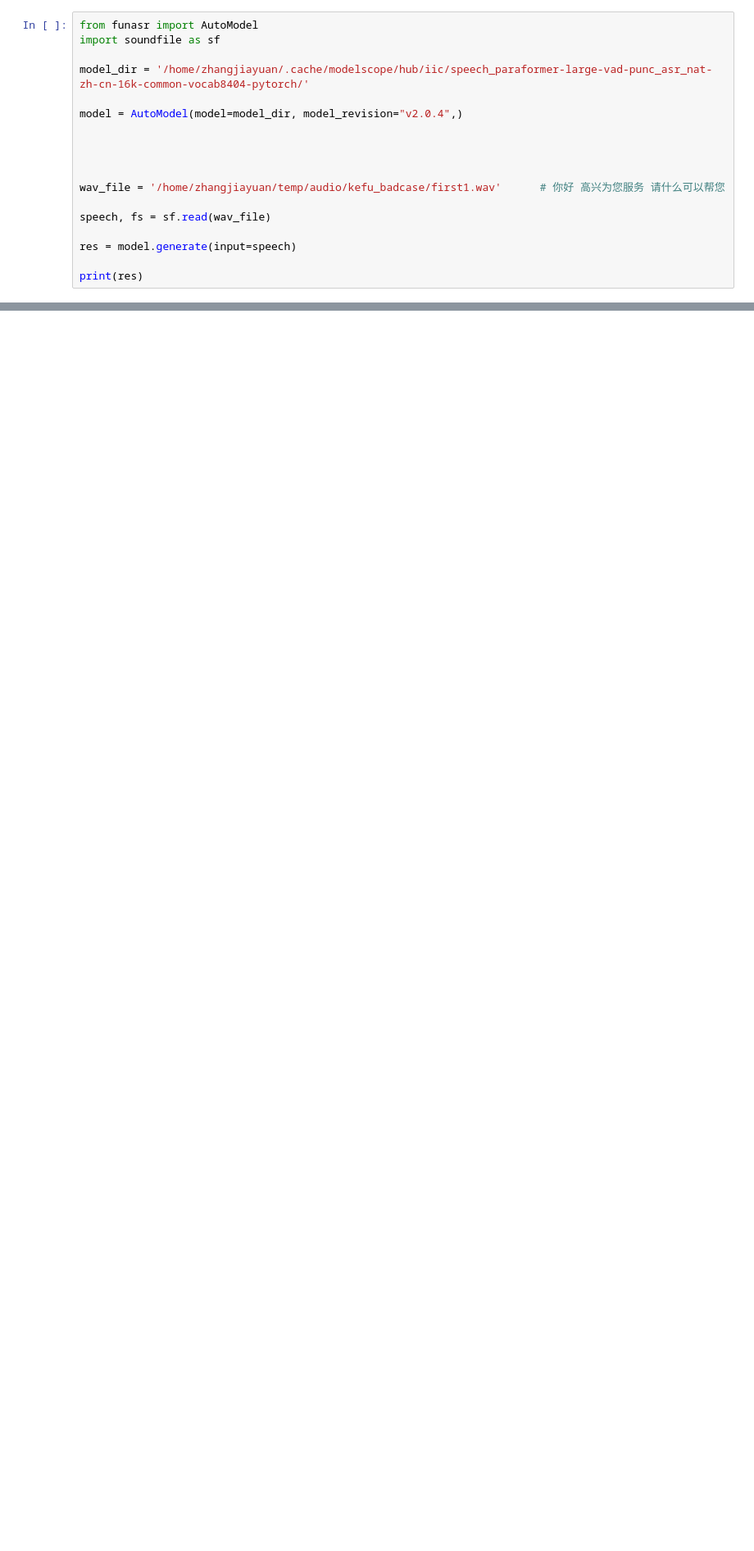
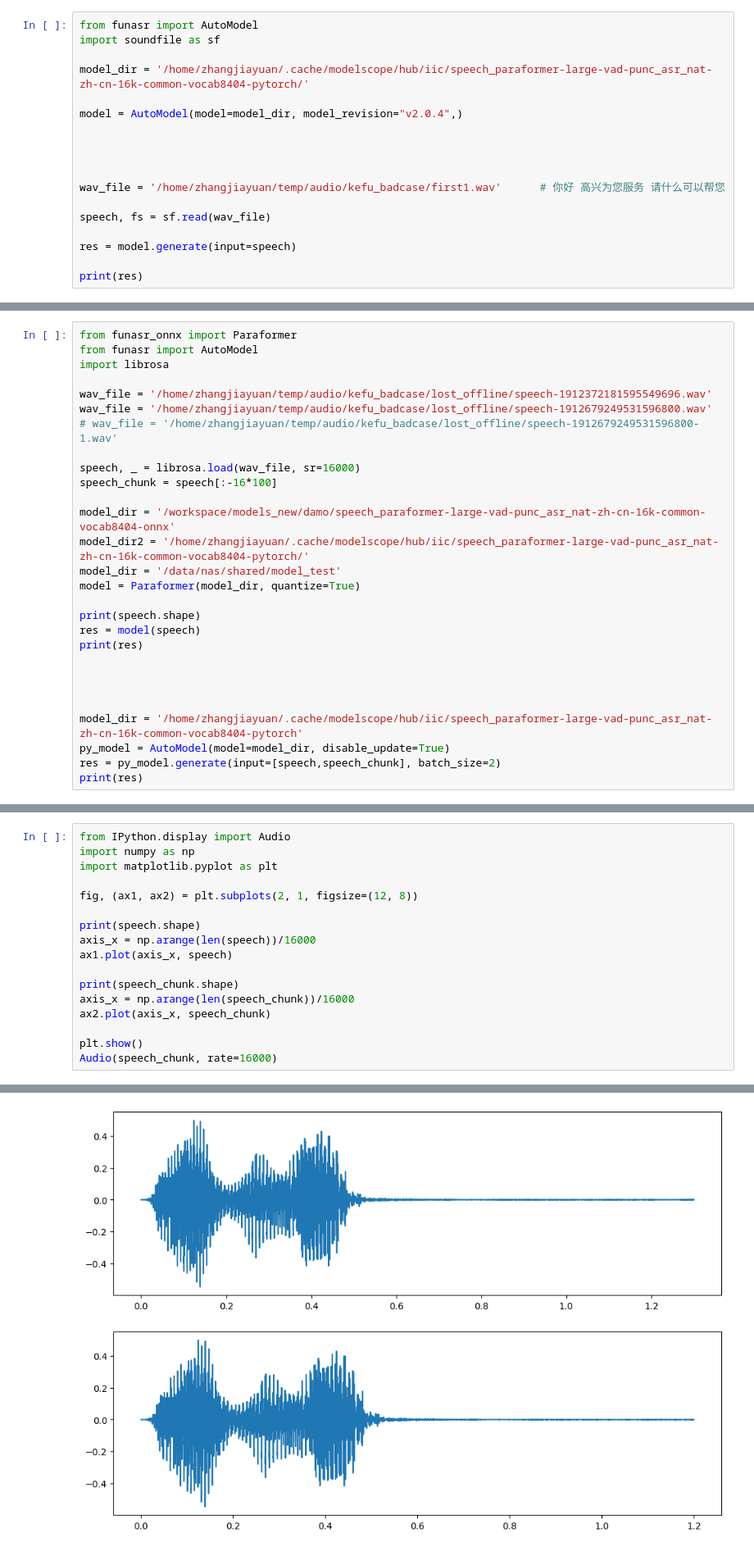
Before and after one commit to roronoa-zoro-d/FunASR, a Jupyter notebook: zoro/demo_ali.ipynb, the cells around one changed output, grey strips where cells are left out. Shown: that part at 82% size. Saved outputs shown, nothing was run; the diff lists cells and outputs as text; blank space fills up the shorter version.

```diff
--- a/zoro/demo_ali.ipynb
+++ b/zoro/demo_ali.ipynb
@@ -43,0 +101,28 @@ print(res)
+# %%
+from funasr_onnx import Paraformer
+from funasr import AutoModel
+import librosa
+
+wav_file = '/home/zhangjiayuan/temp/audio/kefu_badcase/lost_offline/speech-1912372181595549696.wav'
+wav_file = '/home/zhangjiayuan/temp/audio/kefu_badcase/lost_offline/speech-1912679249531596800.wav'
+# wav_file = '/home/zhangjiayuan/temp/audio/kefu_badcase/lost_offline/speech-1912679249531596800-1.wav'
+
+speech, _ = librosa.load(wav_file, sr=16000)
+speech_chunk = speech[:-16*100]
+
+model_dir = '/workspace/models_new/damo/speech_paraformer-large-vad-punc_asr_nat-zh-cn-16k-common-vocab8404-onnx'
+model_dir2 = '/home/zhangjiayuan/.cache/modelscope/hub/iic/speech_paraformer-large-vad-punc_asr_nat-zh-cn-16k-common-vocab8404-pytorch/'
+model_dir = '/data/nas/shared/model_test'
+model = Paraformer(model_dir, quantize=True)
+
+print(speech.shape)
+res = model(speech)
+print(res)
+
+
+
+
+model_dir = '/home/zhangjiayuan/.cache/modelscope/hub/iic/speech_paraformer-large-vad-punc_asr_nat-zh-cn-16k-common-vocab8404-pytorch'
+py_model = AutoModel(model=model_dir, disable_update=True)
+res = py_model.generate(input=[speech,speech_chunk], batch_size=2)
+print(res)
@@ -43,0 +135,18 @@ print(res)
+# %%
+from IPython.display import Audio
+import numpy as np
+import matplotlib.pyplot as plt
+
+fig, (ax1, ax2) = plt.subplots(2, 1, figsize=(12, 8))
+
+print(speech.shape)
+axis_x = np.arange(len(speech))/16000
+ax1.plot(axis_x, speech)
+
+print(speech_chunk.shape)
+axis_x = np.arange(len(speech_chunk))/16000
+ax2.plot(axis_x, speech_chunk)
+
+plt.show()
+Audio(speech_chunk, rate=16000)
+# %% [output]
@@ -43,0 +155 @@ print(res)
+[figure, added]
```
Also changed, not shown: parts of 10 cells of this notebook.
